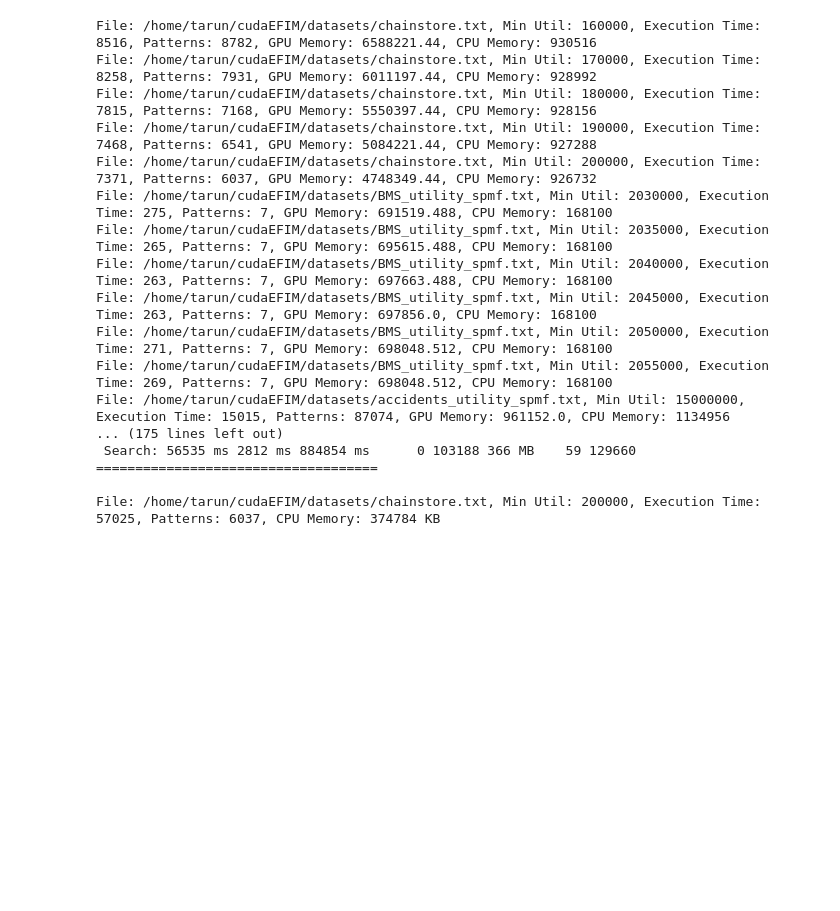
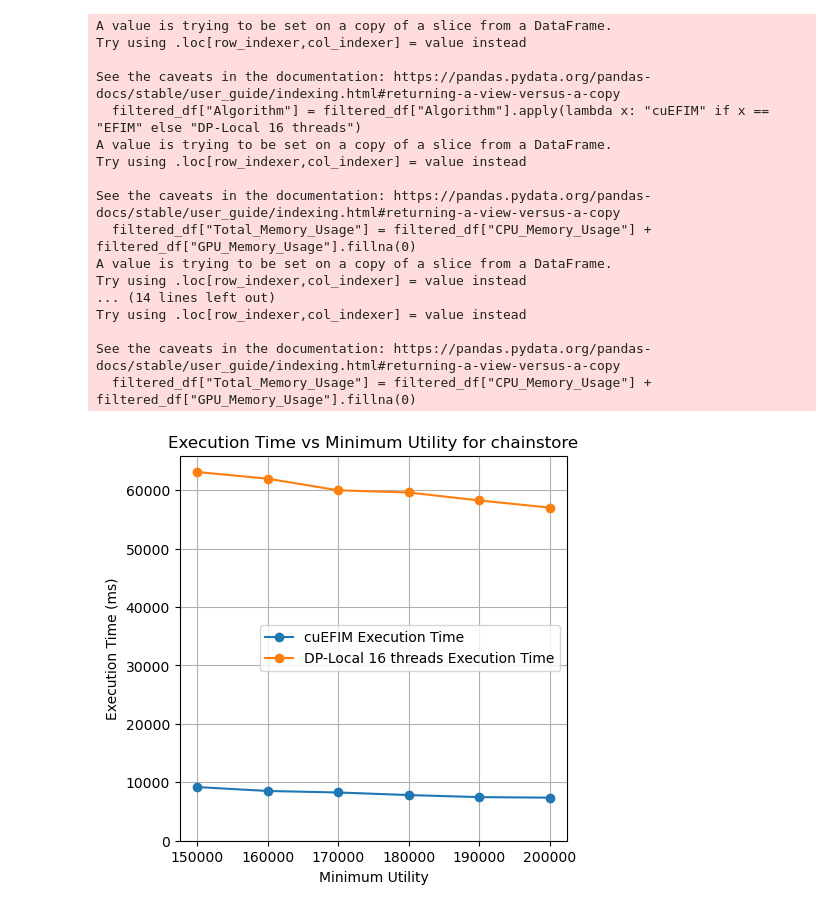
Before and after one commit to Tarun-Sreepada/cuEFIM, a Jupyter notebook: Python/test.ipynb, the cells around one changed output. Drawn from its saved outputs; the diff is of its cells as text; code cells hidden in the pictures; blank space fills up the shorter version.

```diff
--- a/Python/test.ipynb
+++ b/Python/test.ipynb
@@ -3,6 +3,7 @@ import subprocess
 import pandas as pd
 import os
 import matplotlib.pyplot as plt
+from brokenaxes import brokenaxes
 
 # Initialize a consolidated DataFrame
 columns = ["Algorithm", "File", "Minimum_Utility", "Execution_Time", "Frequent_Patterns", "GPU_Memory_Usage", "CPU_Memory_Usage"]
@@ -141,10 +142,12 @@ def run_dphim(process_data):
 
 
 def plot_results(results_df, file_name):
+    figure_size = (5, 5)
+
     filtered_df = results_df[results_df['File'] == os.path.splitext(file_name)[0]]
 
     # Rename algorithm names for clarity
-    filtered_df["Algorithm"] = filtered_df["Algorithm"].apply(lambda x: "cuEFIM" if x == "EFIM" else "DPHIM-Local 16 threads")
+    filtered_df["Algorithm"] = filtered_df["Algorithm"].apply(lambda x: "cuEFIM" if x == "EFIM" else "DP-Local 16 threads")
 
     # Combine CPU and GPU memory into a single column
     if "GPU_Memory_Usage" in filtered_df.columns:
@@ -153,20 +156,23 @@ def plot_results(results_df, file_name):
         filtered_df["Total_Memory_Usage"] = filtered_df["CPU_Memory_Usage"]
 
     # Plot Execution Time vs Minimum Utility
-    plt.figure(figsize=(10, 6))
+    plt.figure(figsize=figure_size)
     for algorithm in filtered_df["Algorithm"].unique():
         subset = filtered_df[filtered_df["Algorithm"] == algorithm]
         plt.plot(subset["Minimum_Utility"], subset["Execution_Time"], marker='o', label=f"{algorithm} Execution Time")
     plt.title(f"Execution Time vs Minimum Utility for {os.path.splitext(file_name)[0]}")
     plt.xlabel("Minimum Utility")
     plt.ylabel("Execution Time (ms)")
+    # plt.yscale("log", base=10)
     plt.legend()
     plt.grid(True)
+    # plt.xlim(left=0)
+    plt.ylim(bottom=0)
     plt.savefig(f"{os.path.splitext(file_name)[0]}_execution_time.svg")
     # plt.show()
 
     # Plot Frequent Patterns vs Minimum Utility
-    plt.figure(figsize=(10, 6))
+    plt.figure(figsize=figure_size)
     for algorithm in filtered_df["Algorithm"].unique():
         subset = filtered_df[filtered_df["Algorithm"] == algorithm]
         plt.plot(subset["Minimum_Utility"], subset["Frequent_Patterns"], marker='o', label=f"{algorithm} Patterns")
@@ -175,22 +181,51 @@ def plot_results(results_df, file_name):
     plt.ylabel("Frequent Patterns")
     plt.legend()
     plt.grid(True)
+    # plt.xlim(left=0)
+    # plt.ylim(bottom=0)
     plt.savefig(f"{os.path.splitext(file_name)[0]}_patterns.svg")
     # plt.show()
 
     # Plot Total Memory Usage vs Minimum Utility
-    plt.figure(figsize=(10, 6))
+    plt.figure(figsize=figure_size)
     for algorithm in filtered_df["Algorithm"].unique():
         subset = filtered_df[filtered_df["Algorithm"] == algorithm]
         plt.plot(subset["Minimum_Utility"], subset["Total_Memory_Usage"], marker='o', label=f"{algorithm} Total Memory Usage")
     plt.title(f"Total Memory Usage vs Minimum Utility for {os.path.splitext(file_name)[0]}")
     plt.xlabel("Minimum Utility")
     plt.ylabel("Total Memory Usage (KB)")
+    # plt.yscale("log", base=10)
     plt.legend()
     plt.grid(True)
+    # plt.xlim(left=0)
+    plt.ylim(bottom=0)
     plt.savefig(f"{os.path.splitext(file_name)[0]}_total_memory.svg")
     # plt.show()
 
+    # Calculate and Plot Speedup
+    cuEFIM_df = filtered_df[filtered_df["Algorithm"] == "cuEFIM"]
+    dphim_df = filtered_df[filtered_df["Algorithm"] == "DP-Local 16 threads"]
+
+    if not cuEFIM_df.empty and not dphim_df.empty:
+        speedup_df = pd.merge(cuEFIM_df, dphim_df, on="Minimum_Utility", suffixes=('_cuEFIM', '_DPHIM'))
+        # speedup_df["Speedup"] = speedup_df["Execution_Time_DPHIM"] / speedup_df["Execution_Time_cuEFIM"]
+        speedup_df["Speedup"] = speedup_df["Execution_Time_cuEFIM"] / speedup_df["Execution_Time_DPHIM"]
+
+        plt.figure(figsize=figure_size)
+        # plt.plot(speedup_df["Minimum_Utility"], speedup_df["Speedup"], marker='o', label="Speedup (DPHIM / cuEFIM)")
+        plt.plot(speedup_df["Minimum_Utility"], speedup_df["Speedup"], marker='o', label="Speedup (cuEFIM / DPHIM)")
+        plt.axhline(y=1, color='r', linestyle='--', label="Baseline (1x)")
+        plt.title(f"Speedup of cuEFIM vs DPHIM-Local 16 threads for {os.path.splitext(file_name)[0]}")
+        plt.xlabel("Minimum Utility")
+        plt.ylabel("Speedup Factor")
+        # plt.yscale("log", base=10)
+        plt.legend()
+        plt.grid(True)
+        # plt.xlim(left=0)
+        plt.ylim(bottom=0)
+        plt.savefig(f"{os.path.splitext(file_name)[0]}_speedup.svg")
+        # plt.show()
+        # put origin at 0,0
 
 
 
@@ -208,4 +243,5 @@ run_dphim(process_data)
 
 for file_path, _ in process_data:
     plot_results(results_df, file_path.split("/")[-1].split(".")[0])
+    # plot_results_with_broken_axes(results_df, file_path.split("/")[-1].split(".")[0])
 # %% [output]
@@ -213,17 +265,18 @@ File: /home/tarun/cudaEFIM/datasets/chainstore.txt, Min Util: 150000, Execution
-File: /home/tarun/cudaEFIM/datasets/chainstore.txt, Min Util: 160000, Execution Time: 8516, Patterns: 8782, GPU Memory: 6588221.44, CPU Memory: 930516
-File: /home/tarun/cudaEFIM/datasets/chainstore.txt, Min Util: 170000, Execution Time: 8258, Patterns: 7931, GPU Memory: 6011197.44, CPU Memory: 928992
-File: /home/tarun/cudaEFIM/datasets/chainstore.txt, Min Util: 180000, Execution Time: 7815, Patterns: 7168, GPU Memory: 5550397.44, CPU Memory: 928156
-File: /home/tarun/cudaEFIM/datasets/chainstore.txt, Min Util: 190000, Execution Time: 7468, Patterns: 6541, GPU Memory: 5084221.44, CPU Memory: 927288
-File: /home/tarun/cudaEFIM/datasets/chainstore.txt, Min Util: 200000, Execution Time: 7371, Patterns: 6037, GPU Memory: 4748349.44, CPU Memory: 926732
-File: /home/tarun/cudaEFIM/datasets/BMS_utility_spmf.txt, Min Util: 2030000, Execution Time: 275, Patterns: 7, GPU Memory: 691519.488, CPU Memory: 168100
-File: /home/tarun/cudaEFIM/datasets/BMS_utility_spmf.txt, Min Util: 2035000, Execution Time: 265, Patterns: 7, GPU Memory: 695615.488, CPU Memory: 168100
-File: /home/tarun/cudaEFIM/datasets/BMS_utility_spmf.txt, Min Util: 2040000, Execution Time: 263, Patterns: 7, GPU Memory: 697663.488, CPU Memory: 168100
-File: /home/tarun/cudaEFIM/datasets/BMS_utility_spmf.txt, Min Util: 2045000, Execution Time: 263, Patterns: 7, GPU Memory: 697856.0, CPU Memory: 168100
-File: /home/tarun/cudaEFIM/datasets/BMS_utility_spmf.txt, Min Util: 2050000, Execution Time: 271, Patterns: 7, GPU Memory: 698048.512, CPU Memory: 168100
-File: /home/tarun/cudaEFIM/datasets/BMS_utility_spmf.txt, Min Util: 2055000, Execution Time: 269, Patterns: 7, GPU Memory: 698048.512, CPU Memory: 168100
-File: /home/tarun/cudaEFIM/datasets/accidents_utility_spmf.txt, Min Util: 15000000, Execution Time: 15015, Patterns: 87074, GPU Memory: 961152.0, CPU Memory: 1134956
-... (175 lines left out)
- Search: 56535 ms 2812 ms 884854 ms      0 103188 366 MB    59 129660
-====================================
+A value is trying to be set on a copy of a slice from a DataFrame.
+Try using .loc[row_indexer,col_indexer] = value instead
 
-File: /home/tarun/cudaEFIM/datasets/chainstore.txt, Min Util: 200000, Execution Time: 57025, Patterns: 6037, CPU Memory: 374784 KB
+See the caveats in the documentation: https://pandas.pydata.org/pandas-docs/stable/user_guide/indexing.html#returning-a-view-versus-a-copy
+  filtered_df["Algorithm"] = filtered_df["Algorithm"].apply(lambda x: "cuEFIM" if x == "EFIM" else "DP-Local 16 threads")
+A value is trying to be set on a copy of a slice from a DataFrame.
+Try using .loc[row_indexer,col_indexer] = value instead
+
+See the caveats in the documentation: https://pandas.pydata.org/pandas-docs/stable/user_guide/indexing.html#returning-a-view-versus-a-copy
+  filtered_df["Total_Memory_Usage"] = filtered_df["CPU_Memory_Usage"] + filtered_df["GPU_Memory_Usage"].fillna(0)
+A value is trying to be set on a copy of a slice from a DataFrame.
+Try using .loc[row_indexer,col_indexer] = value instead
+... (14 lines left out)
+Try using .loc[row_indexer,col_indexer] = value instead
+
+See the caveats in the documentation: https://pandas.pydata.org/pandas-docs/stable/user_guide/indexing.html#returning-a-view-versus-a-copy
+  filtered_df["Total_Memory_Usage"] = filtered_df["CPU_Memory_Usage"] + filtered_df["GPU_Memory_Usage"].fillna(0)
+[figure, added]
```
Also changed, not shown: parts of 1 cell of this notebook, 15 other files.
